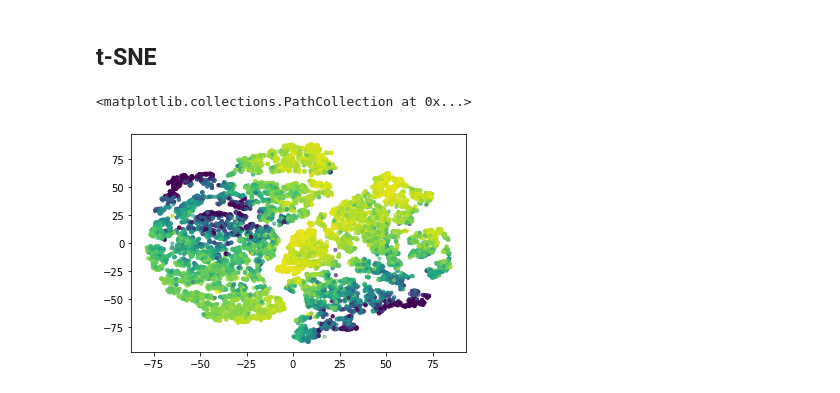
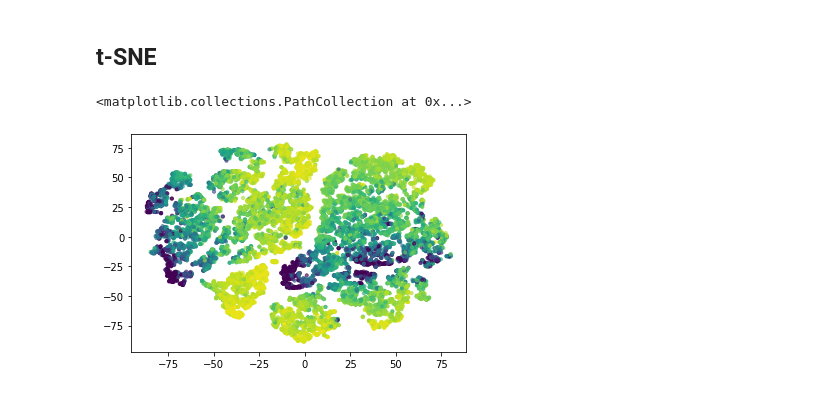
Before and after one commit to WeituoDAI/stage_weituo, a Jupyter notebook: PCA,UMAP,t-SNE.ipynb, the cells around one changed output. Saved outputs shown, nothing was run; the diff lists cells and outputs as text; code cells hidden in the pictures.

Commit message:
change tsne params and add comments

```diff
--- a/PCA,UMAP,t-SNE.ipynb
+++ b/PCA,UMAP,t-SNE.ipynb
@@ -282,9 +291,9 @@ plt.scatter(embedding[:,0],embedding[:,1],c=mapper_list, alpha = 0.6, s=10)
 # %% [markdown]
 ## t-SNE
 # %%
-tsne=TSNE(n_components=2)
+tsne=TSNE(n_components=2,learning_rate=200,init='random',random_state=0)
 tsne_result = tsne.fit_transform(shap_values)
 plt.scatter(tsne_result[:,0],tsne_result[:,1],c=mapper_list, alpha = 0.6, s=10)
 # %% [output]
 <matplotlib.collections.PathCollection at 0x...>
-[figure, old version]
+[figure, new version]
```
Also changed, not shown: parts of 12 cells of this notebook.
